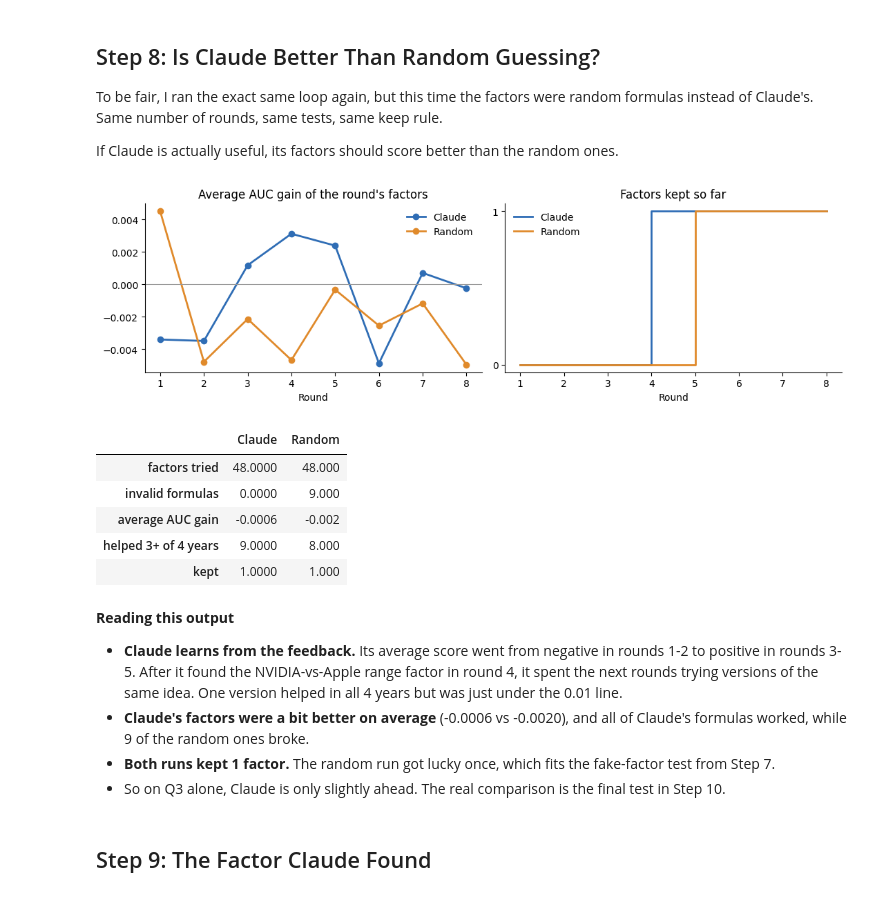
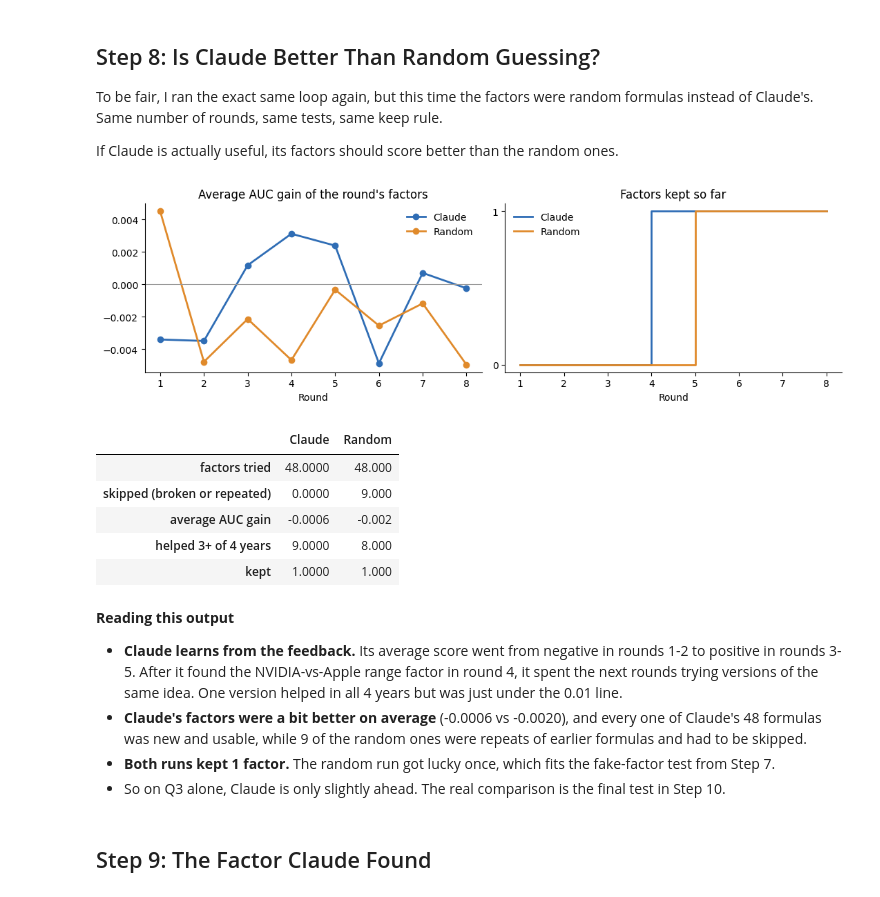
Before and after one commit to Bastob96/SemanticMLPFinance, a Jupyter notebook: Stage 2_Demo.ipynb, the cells around one changed output. Drawn from its saved outputs; the diff is of its cells as text; code cells hidden in the pictures.

Commit message:
Stage 2 demo: wording fix (repeated formulas, not broken)

```diff
--- a/Stage 2_Demo.ipynb
+++ b/Stage 2_Demo.ipynb
@@ -255,35 +255,35 @@ def per_round(board):
     g = s.groupby('round').agg(mean_gain=('auc_gain', 'mean'), best_gain=('auc_gain', 'max'))
     g['kept_total'] = board.assign(k=board.status.eq('kept')).groupby('round').k.sum().cumsum()
     g['invalid'] = board.groupby('round').apply(lambda x: x.status.eq('invalid').sum())
     return g
 
 llm_r, rnd_r = per_round(llm_board), per_round(rnd_board)
 fig, axes = plt.subplots(1, 2, figsize=(11, 3.4))
 for g, name, col in [(llm_r, 'Claude', '#2f6db5'), (rnd_r, 'Random', '#e08a2b')]:
     axes[0].plot(g.index, g.mean_gain, marker='o', color=col, lw=2, label=name)
     axes[1].step(g.index, g.kept_total, where='post', color=col, lw=2, label=name)
 axes[0].axhline(0, color='#999', lw=0.8)
 axes[0].set_title('Average AUC gain of the round\'s factors'); axes[0].set_xlabel('Round')
 axes[1].set_title('Factors kept so far'); axes[1].set_xlabel('Round')
 from matplotlib.ticker import MaxNLocator
 for ax in axes:
     ax.spines[['top', 'right']].set_visible(False); ax.legend(frameon=False)
     ax.xaxis.set_major_locator(MaxNLocator(integer=True))
 axes[1].yaxis.set_major_locator(MaxNLocator(integer=True))
 plt.tight_layout(); plt.show()
 
 summary = pd.DataFrame({
-    name: {'factors tried': len(b), 'invalid formulas': int(b.status.eq('invalid').sum()),
+    name: {'factors tried': len(b), 'skipped (broken or repeated)': int(b.status.eq('invalid').sum()),
            'average AUC gain': round(b.loc[b.status != 'invalid', 'auc_gain'].mean(), 4),
            'helped 3+ of 4 years': int((b.years_helped >= 3).sum()),
            'kept': int(b.status.eq('kept').sum())}
     for name, b in [('Claude', llm_board), ('Random', rnd_board)]})
 summary
 # %% [output]
 [figure]
 |  | Claude | Random |
 | factors tried | 48.0000 | 48.000 |
-| invalid formulas | 0.0000 | 9.000 |
+| skipped (broken or repeated) | 0.0000 | 9.000 |
 | average AUC gain | -0.0006 | -0.002 |
 | helped 3+ of 4 years | 9.0000 | 8.000 |
 | kept | 1.0000 | 1.000 |
@@ -291,7 +291,7 @@ summary
 **Reading this output**
 
 * **Claude learns from the feedback.** Its average score went from negative in rounds 1-2 to positive in rounds 3-5. After it found the NVIDIA-vs-Apple range factor in round 4, it spent the next rounds trying versions of the same idea. One version helped in all 4 years but was just under the 0.01 line.
-* **Claude's factors were a bit better on average** (-0.0006 vs -0.0020), and all of Claude's formulas worked, while 9 of the random ones broke.
+* **Claude's factors were a bit better on average** (-0.0006 vs -0.0020), and every one of Claude's 48 formulas was new and usable, while 9 of the random ones were repeats of earlier formulas and had to be skipped.
 * **Both runs kept 1 factor.** The random run got lucky once, which fits the fake-factor test from Step 7.
 * So on Q3 alone, Claude is only slightly ahead. The real comparison is the final test in Step 10.
 # %% [markdown]
```
